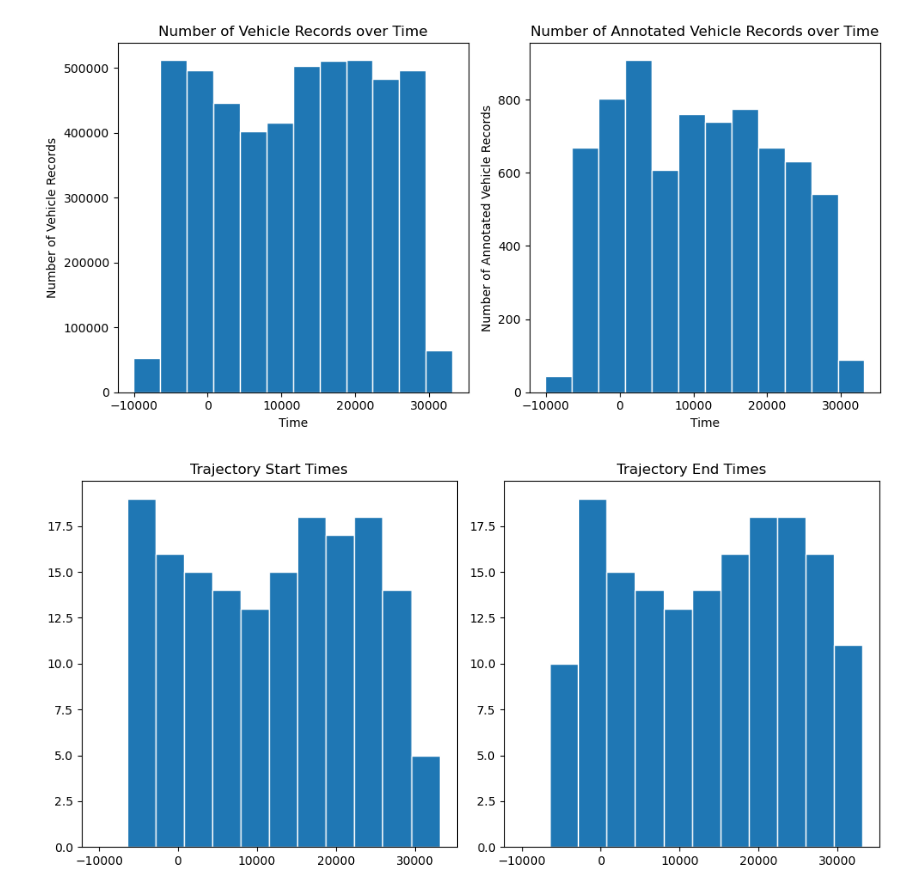
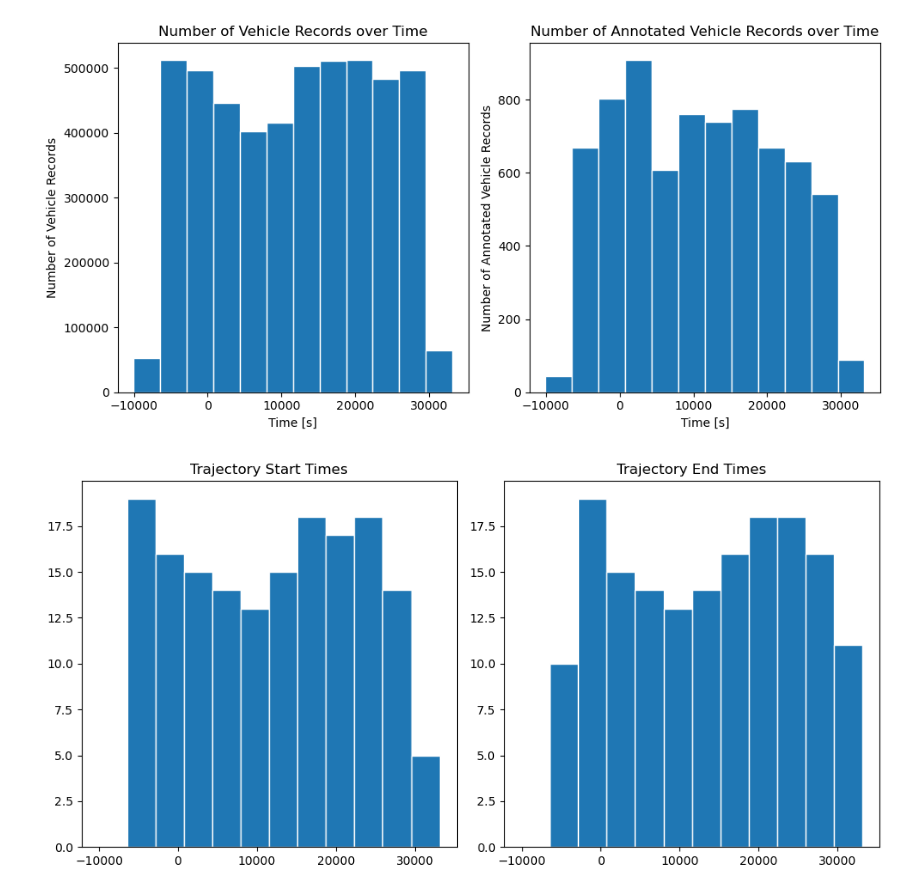
Before and after one commit to manuelck99/bachelors-thesis, a Jupyter notebook: bachelors_thesis/notebook/records_and_trajectories.ipynb, the cells around one changed output. Saved outputs shown, nothing was run; the diff lists cells and outputs as text; code cells hidden in the pictures.

```diff
--- a/bachelors_thesis/notebook/records_and_trajectories.ipynb
+++ b/bachelors_thesis/notebook/records_and_trajectories.ipynb
@@ -24,36 +24,36 @@ vehicle_record_times = np.array([record["time"] for record in records if record[
 min_time = record_times.min()  # -10050s
 max_time = record_times.max()  # 33150s
 
 min_vehicle_time = vehicle_record_times.min()  # -9821s
 max_vehicle_time = vehicle_record_times.max()  # 33093s
 
 ## Visualize records distribution over time
 fig, (ax1, ax2) = plt.subplots(1, 2, figsize=(10, 5))
 
 ax1.hist(
     record_times,
     bins=12,
     range=(min_time, max_time),
     edgecolor="white"
 )
-ax1.set_xlabel("Time")
+ax1.set_xlabel("Time [s]")
 ax1.set_ylabel("Number of Vehicle Records")
 ax1.set_title("Number of Vehicle Records over Time")
 
 ax2.hist(
     vehicle_record_times,
     bins=12,
     range=(min_time, max_time),
     edgecolor="white"
 )
-ax2.set_xlabel("Time")
+ax2.set_xlabel("Time [s]")
 ax2.set_ylabel("Number of Annotated Vehicle Records")
 ax2.set_title("Number of Annotated Vehicle Records over Time")
 
 plt.tight_layout()
 plt.show()
 # %% [output]
-[figure, old version]
+[figure, new version]
 # %%
 ## Load trajectories
 trajectories = []
```
Also changed, not shown: 4 other files.
